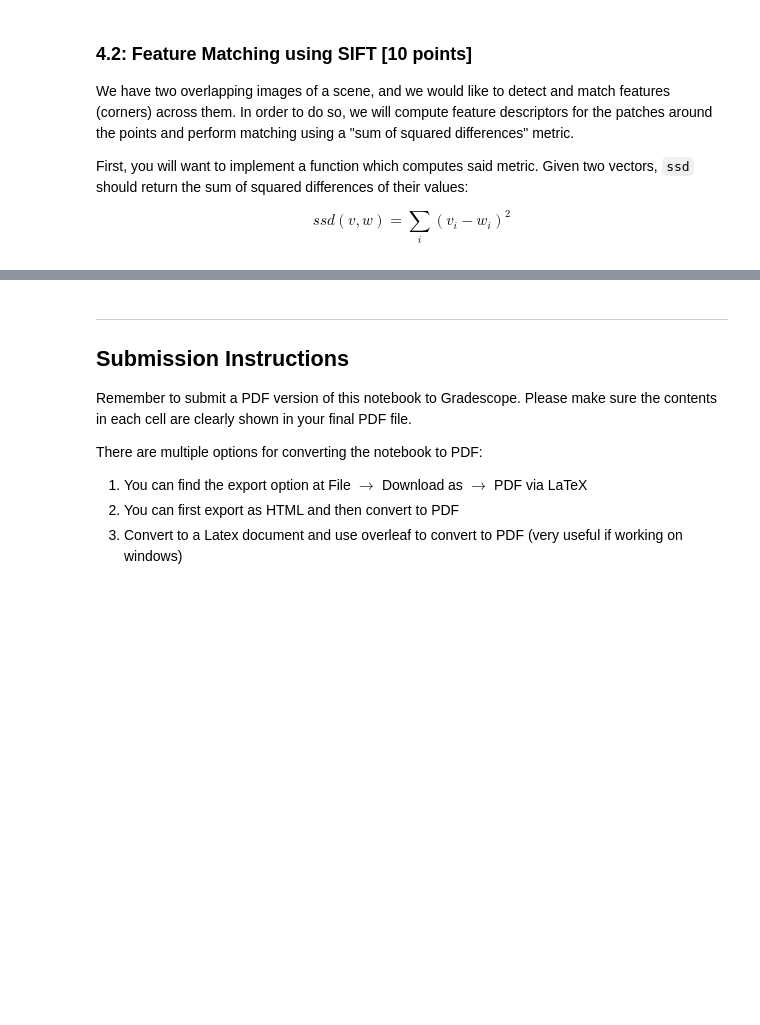
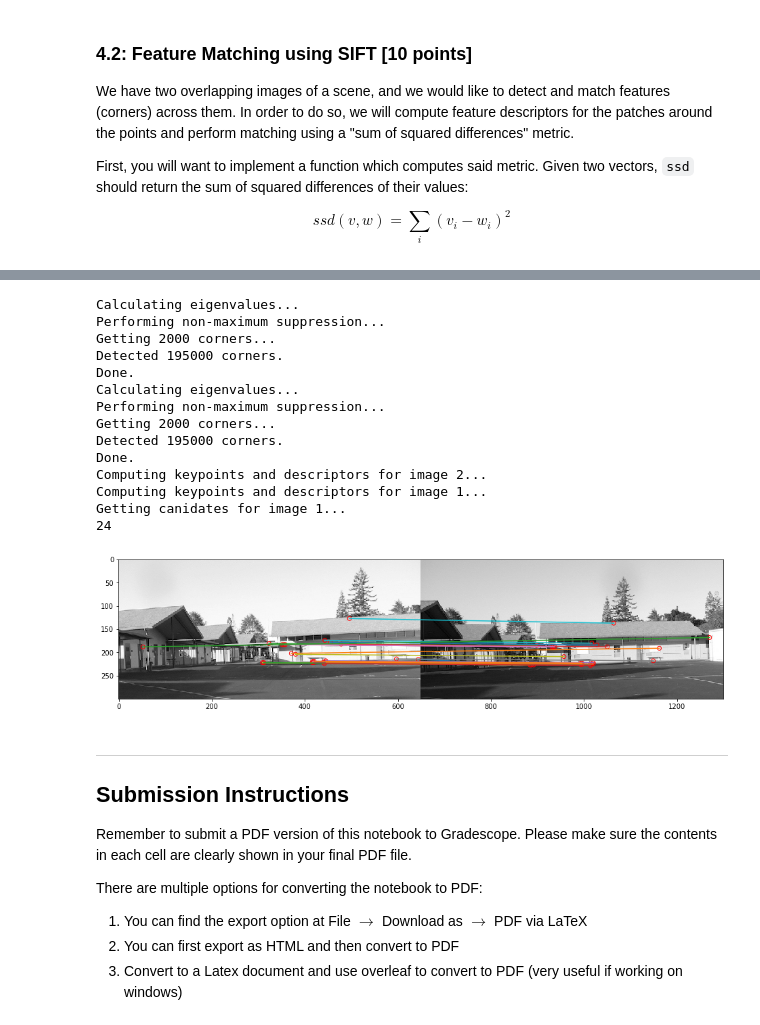
Before and after one commit to darylnak/computervision, a Jupyter notebook: hw1/HW1.ipynb, the cells around one changed output, grey strips where cells are left out. Drawn from its saved outputs; the diff is of its cells as text; code cells hidden in the pictures; blank space fills up the shorter version.

Commit message:
Finish SIFT?

```diff
--- a/hw1/HW1.ipynb
+++ b/hw1/HW1.ipynb
@@ -595,27 +598,20 @@ temp_gray = imread('template.jpg', as_gray=True)
 
 '''
 # filter of means of the image, temp_gray
-meanFilter = np.ones_like(temp_gray)
-meanFilter = meanFilter * (np.mean(temp_gray))
+temp_gray -= np.mean(temp_gray)
+img_gray -= np.mean(temp_gray)
 
 # flip image to perform correlation using convolution
-temp_gray = np.flip(temp_gray, 1)
-temp_gray = np.flip(temp_gray, 0)
-
-# get convolution of shelves using mean filter.
-mean = convolve(img_gray, meanFilter, mode='same')
+temp_gray = np.flip(temp_gray)
 
 # get correlation of shelves, using grayscale of template as filter
 img_gray = convolve(img_gray, temp_gray, mode='same')
 
 # subtract the mean of template for each window of the img_gray convolution
-out = img_gray - mean
-
+out = img_gray
 
 ### END YOUR CODE HERE ###
 
-
-#out = np.zeros_like(img_gray)
 
 # Find the location with maximum similarity
 y, x = (np.unravel_index(out.argmax(), out.shape))
@@ -839,11 +838,11 @@ def ssd(v1, v2):
     """
 
     ### START CODE HERE ###
-    result = np.sum(v1 - v2)
+    diffSquare = np.square(v1 - v2)
+    squareDistance = np.sum(diffSquare)
 
-    return result * result
+    return squareDistance
     ### END CODE HERE ###
-    return None
 # %% [markdown]
 Now use your `ssd` function to perform feature matching. In the `SIFT_matching` function, you should extract SIFT descriptors for the patches around the corners you've detected, then give each potential pair of matching descriptors to the `ssd` function to compute the distance between them. Also make use of Lowe's nearest neighbor thresholding idea, which says that the similarity of the closest match should be much higher than the similarity of the next-closest match. You can check this using the ratio of the SSD distance with the closest match and the next-closest match. By Lowe's empirical findings, you should only accept the best match if the ratio between its distance and the second-best distance is ~0.75 or less. For better-looking results, please use a ratio of 0.3 for the purposes of this homework.
 
@@ -924,3 +957,35 @@ NameError: name 'imgs' is not defined
+# %%
+# match corners
+SSDth = 1000
+NNth = 0.3
+nCorners = 2000
+smoothSTD = 1.5
+windowSize = 11
+nmsSize = 3
+
+corners = []
+for i in range(2):
+    corners.append(corner_detect(imgs[i], nCorners, smoothSTD, windowSize, nmsSize))
+
+matching = SIFT_matching(imgs[0]/255, imgs[1]/255, corners[0], corners[1], SSDth, NNth)
+
+show_matching_result(imgs[0], imgs[1], matching)
+# %% [output]
+Calculating eigenvalues...
+Performing non-maximum suppression...
+Getting 2000 corners...
+Detected 195000 corners.
+Done.
+Calculating eigenvalues...
+Performing non-maximum suppression...
+Getting 2000 corners...
+Detected 195000 corners.
+Done.
+Computing keypoints and descriptors for image 2...
+Computing keypoints and descriptors for image 1...
+Getting canidates for image 1...
+24
+[figure, added]
 # %% [markdown]
 ---
 ## Submission Instructions
```
Also changed, not shown: parts of 7 cells of this notebook.
